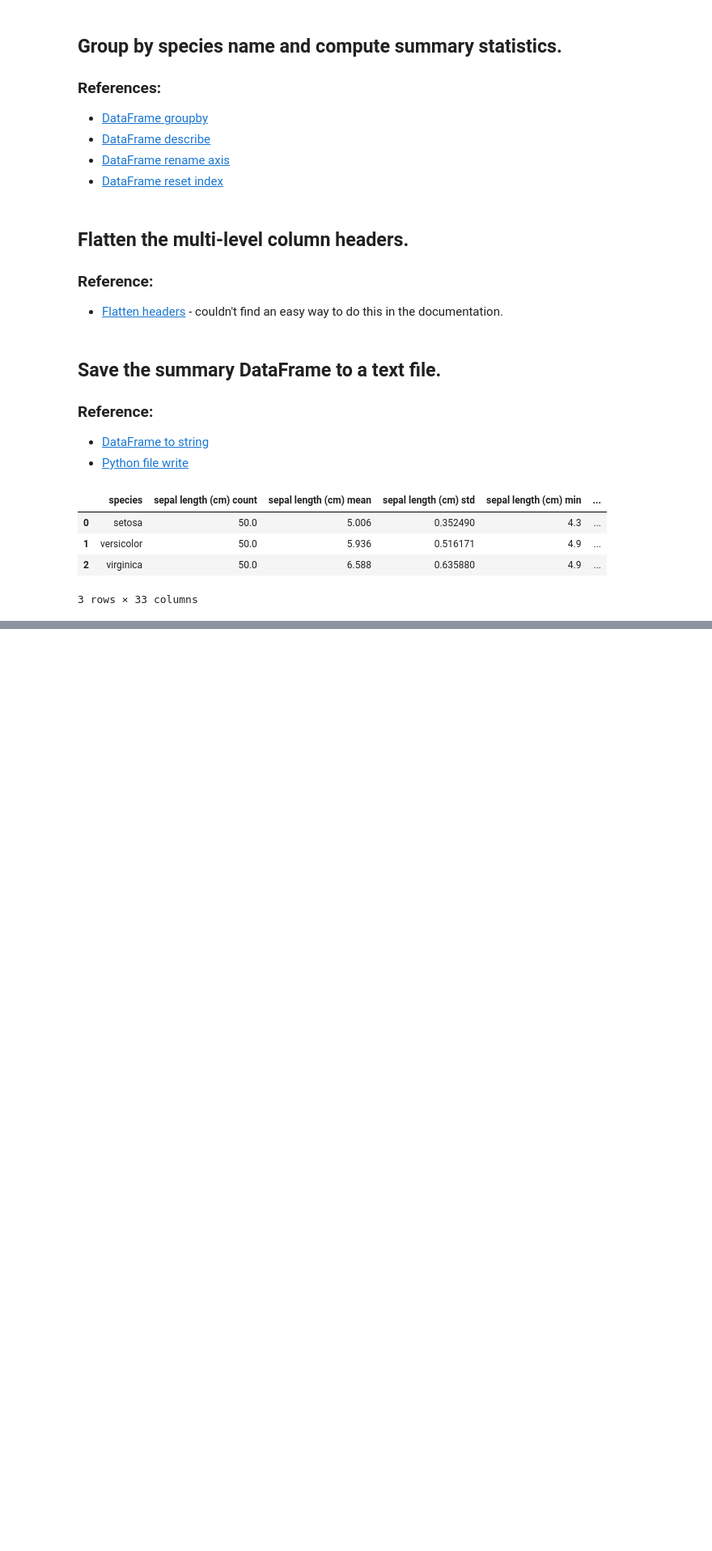
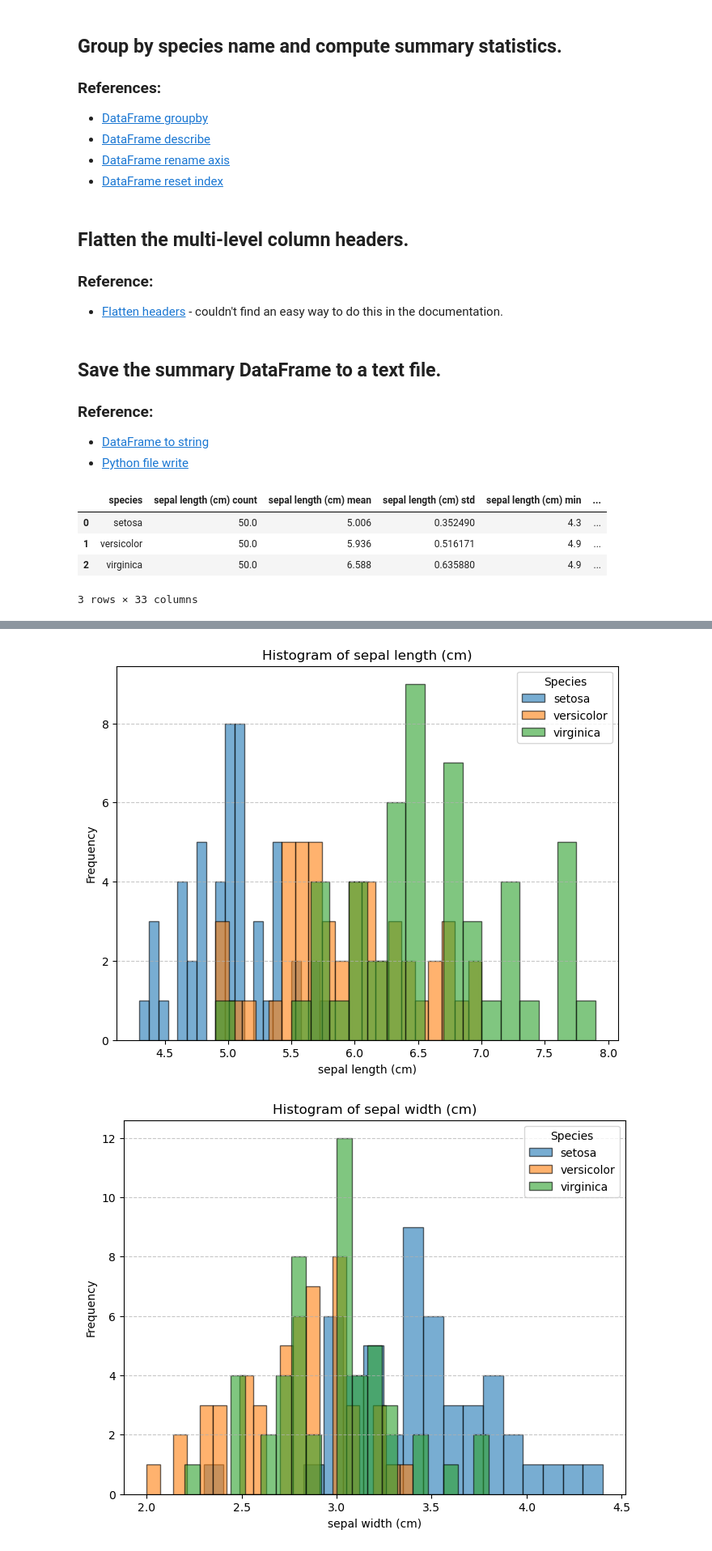
Before and after one commit to CGiardino/pands-project, a Jupyter notebook: analysis.ipynb, the cells around one changed output, grey strips where cells are left out. Shown: that part at 81% size. Saved outputs shown, nothing was run; the diff lists cells and outputs as text; code cells hidden in the pictures; blank space fills up the shorter version.

Commit message:
Week 4 Generate and save histograms for each variable.

```diff
--- a/analysis.ipynb
+++ b/analysis.ipynb
@@ -60,0 +74,26 @@ display(iris_summary_by_class)
+# %%
+# List of feature names
+feature_names = iris.feature_names
+
+# Create and save histograms for each feature
+for feature in feature_names:
+    plt.figure(figsize=(8, 6))
+
+    # Plot histograms for each species without specifying colors
+    for species in iris_df[target_column_name].unique():
+        plt.hist(iris_df[iris_df[target_column_name] == species][feature], bins=20, alpha=0.6, label=species, edgecolor='black')
+
+    plt.title(f'Histogram of {feature}')
+    plt.xlabel(feature)
+    plt.ylabel('Frequency')
+    plt.grid(axis='y', linestyle='--', alpha=0.7)
+    plt.legend(title='Species')
+
+    # Save the histogram as an image file
+    filename = feature.replace(' ', '_').replace('(', '').replace(')', '') + '_histogram.png'
+    plt.savefig(filename)
+    plt.show()
+    plt.close()
+# %% [output]
+[figure, added]
+[figure, added]
```
Also changed, not shown: parts of 5 cells of this notebook, 5 other files.
